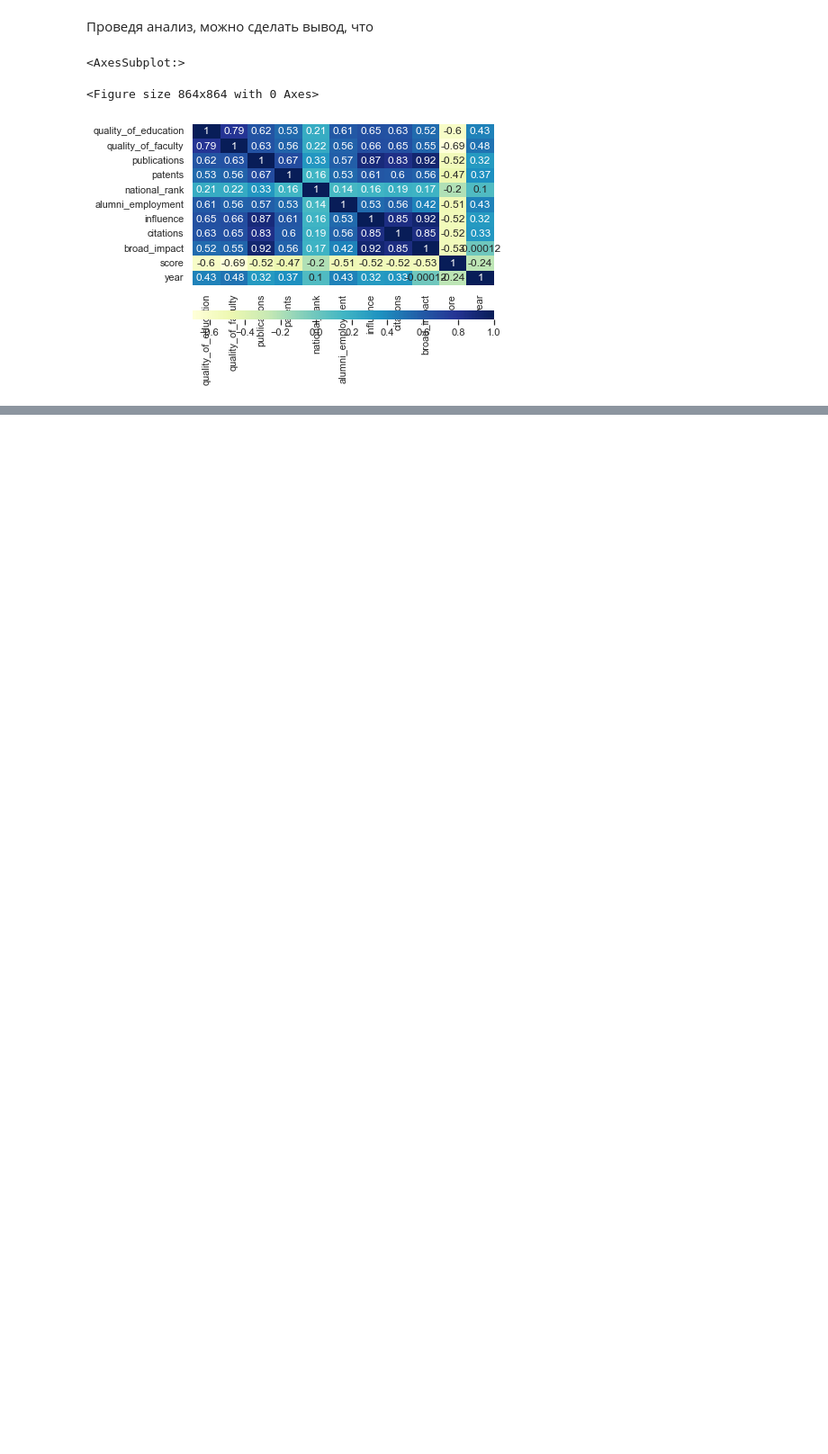
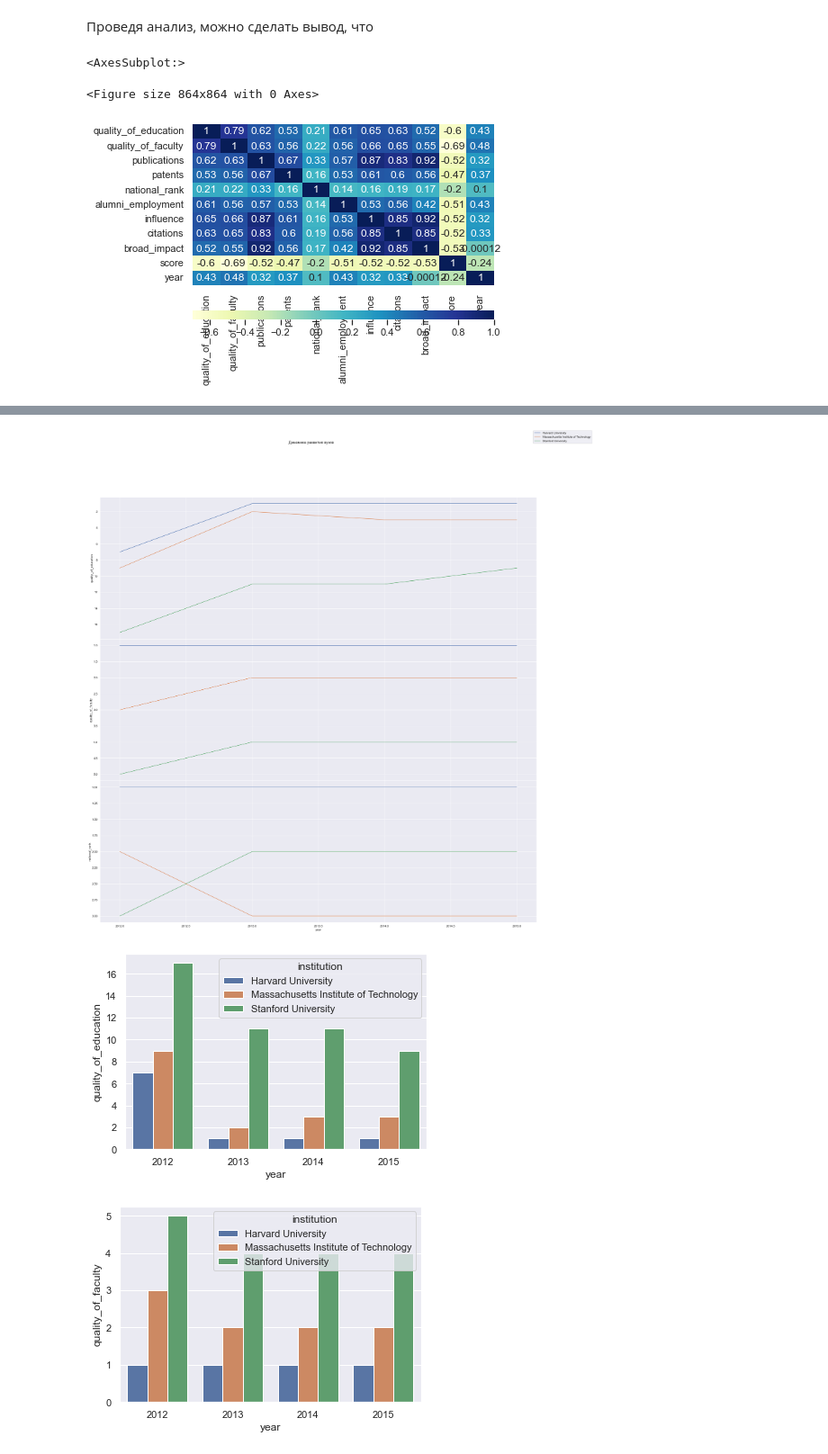
Before and after one commit to Artemidividiy/hse_hw, a Jupyter notebook: hse_hw.ipynb, the cells around one changed output, grey strips where cells are left out. Shown at 90% size. Drawn from its saved outputs; the diff is of its cells as text; code cells hidden in the pictures; blank space fills up the shorter version.

Commit message:
added some more plots

```diff
--- a/hse_hw.ipynb
+++ b/hse_hw.ipynb
@@ -262,0 +272,48 @@ sns.heatmap(data=quality_unis.corr(), cmap="YlGnBu", annot=True, cbar_ax=cbar_ax
+# %%
+fig = plt.figure(figsize=(30, 30))
+gs = fig.add_gridspec(3,1, hspace=0, wspace=0)
+axes = gs.subplots(sharex='col', sharey='row')
+
+harvard_data = uni_data[uni_data["institution"] == "Harvard University"]
+mit_data = uni_data[uni_data["institution"] == "Massachusetts Institute of Technology"]
+stanford_data = uni_data[uni_data["institution"] == "Stanford University"]
+
+fig.suptitle("Динамика развития вузов")
+
+sns.set()
+sns.lineplot(data=harvard_data, x="year", y="quality_of_education",ax=axes[0])
+sns.lineplot(data=mit_data, x="year", y="quality_of_education",ax=axes[0])
+sns.lineplot(data=stanford_data, x="year", y="quality_of_education",ax=axes[0])
+axes[0].invert_yaxis()
+
+sns.set()
+sns.lineplot(data=harvard_data, x="year", y="quality_of_faculty",ax=axes[1])
+sns.lineplot(data=mit_data, x="year", y="quality_of_faculty",ax=axes[1])
+sns.lineplot(data=stanford_data, x="year", y="quality_of_faculty",ax=axes[1])
+axes[1].invert_yaxis()
+
+sns.set()
+sns.lineplot(data=harvard_data, x="year", y="national_rank",ax=axes[2])
+sns.lineplot(data=mit_data, x="year", y="national_rank",ax=axes[2])
+sns.lineplot(data=stanford_data, x="year", y="national_rank",ax=axes[2])
+axes[2].invert_yaxis()
+fig.legend(labels=["Harvard University", "Massachusetts Institute of Technology", "Stanford University"])
+plt.show()
+
+sns.set()
+sns.barplot(data=harvard_data.append(mit_data).append(stanford_data), x="year", y="quality_of_education",hue="institution")
+
+plt.show()
+sns.set()
+sns.barplot(data=harvard_data.append(mit_data).append(stanford_data), x="year", y="quality_of_faculty",hue="institution")
+
+plt.show()
+sns.set()
+sns.barplot(data=harvard_data.append(mit_data).append(stanford_data), x="year", y="national_rank",hue="institution")
+
+fig.legend(labels=["Harvard University", "Massachusetts Institute of Technology", "Stanford University"])
+plt.show()
+# %% [output]
+[figure, added]
+[figure, added]
+[figure, added]
```
Also changed, not shown: parts of 4 cells of this notebook.
